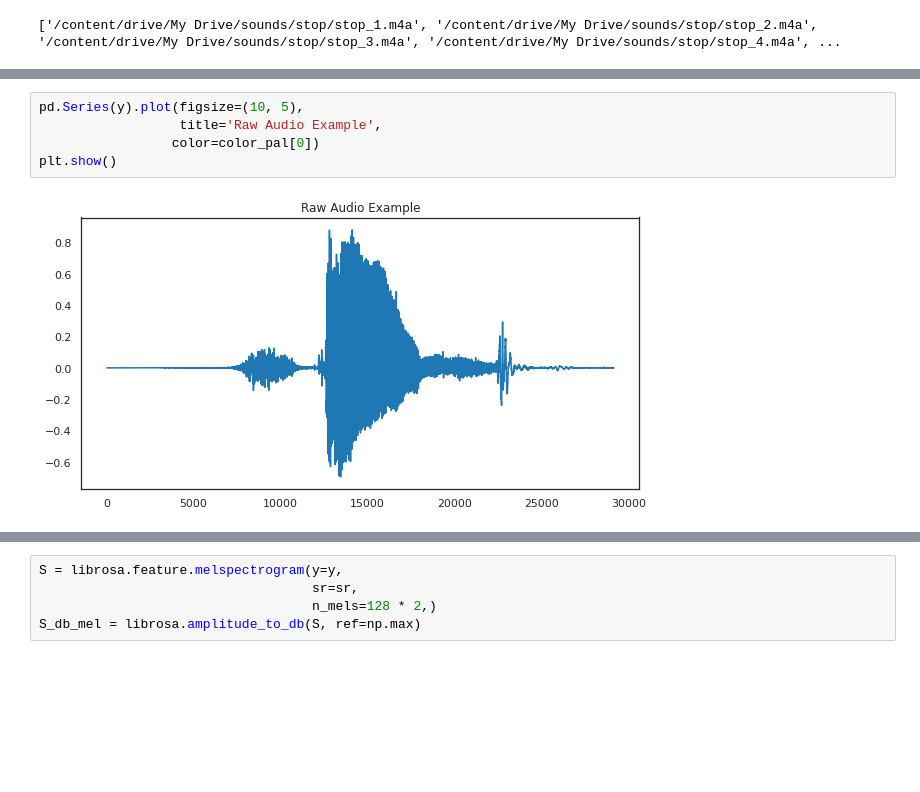
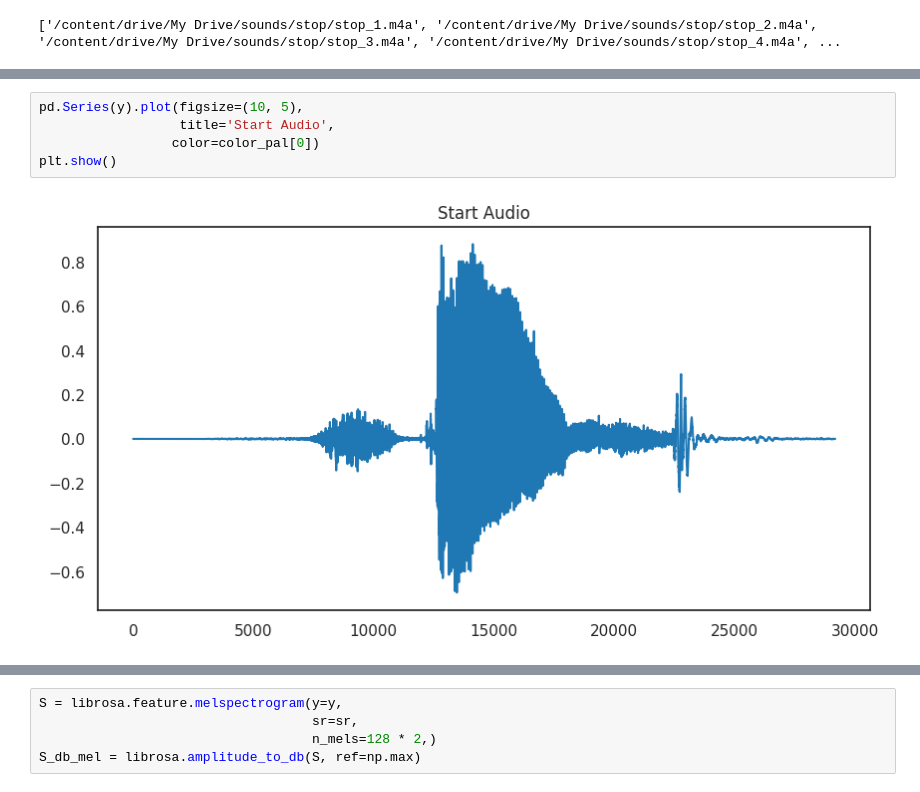
Before and after one commit to rachelyayra/start-and-stop, a Jupyter notebook: Stopnstop.ipynb, the cells around one changed output, grey strips where cells are left out. Cells and saved outputs as stored; diff of their text form; blank space fills up the shorter version.

```diff
--- a/Stopnstop.ipynb
+++ b/Stopnstop.ipynb
@@ -67,7 +89,7 @@ sr: 22050
 # %%
 pd.Series(y).plot(figsize=(10, 5),
-                  title='Raw Audio Example',
+                  title='Start Audio',
                  color=color_pal[0])
 plt.show()
 # %% [output]
-[figure, old version]
+[figure, new version]
```
Also changed, not shown: parts of 38 cells of this notebook.
